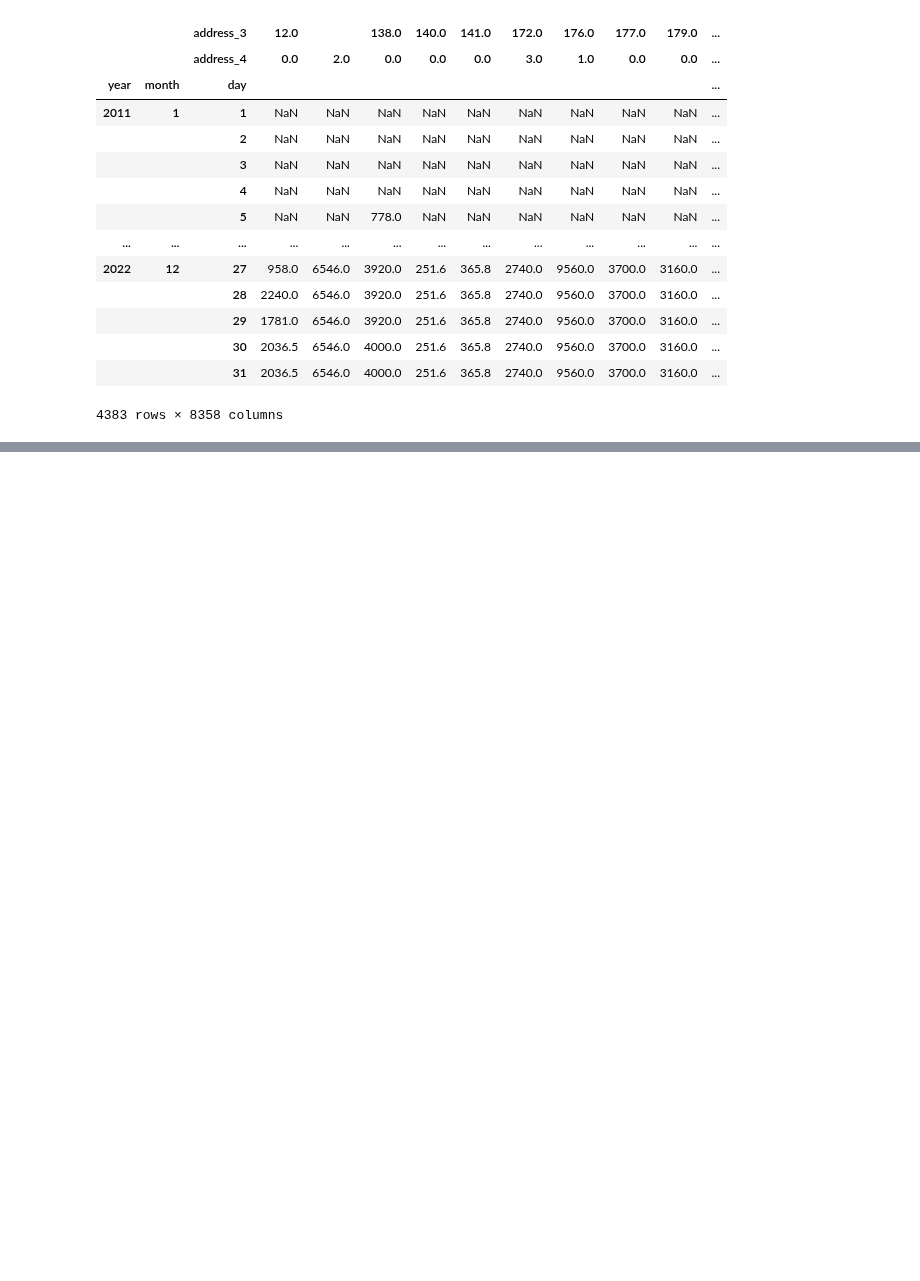
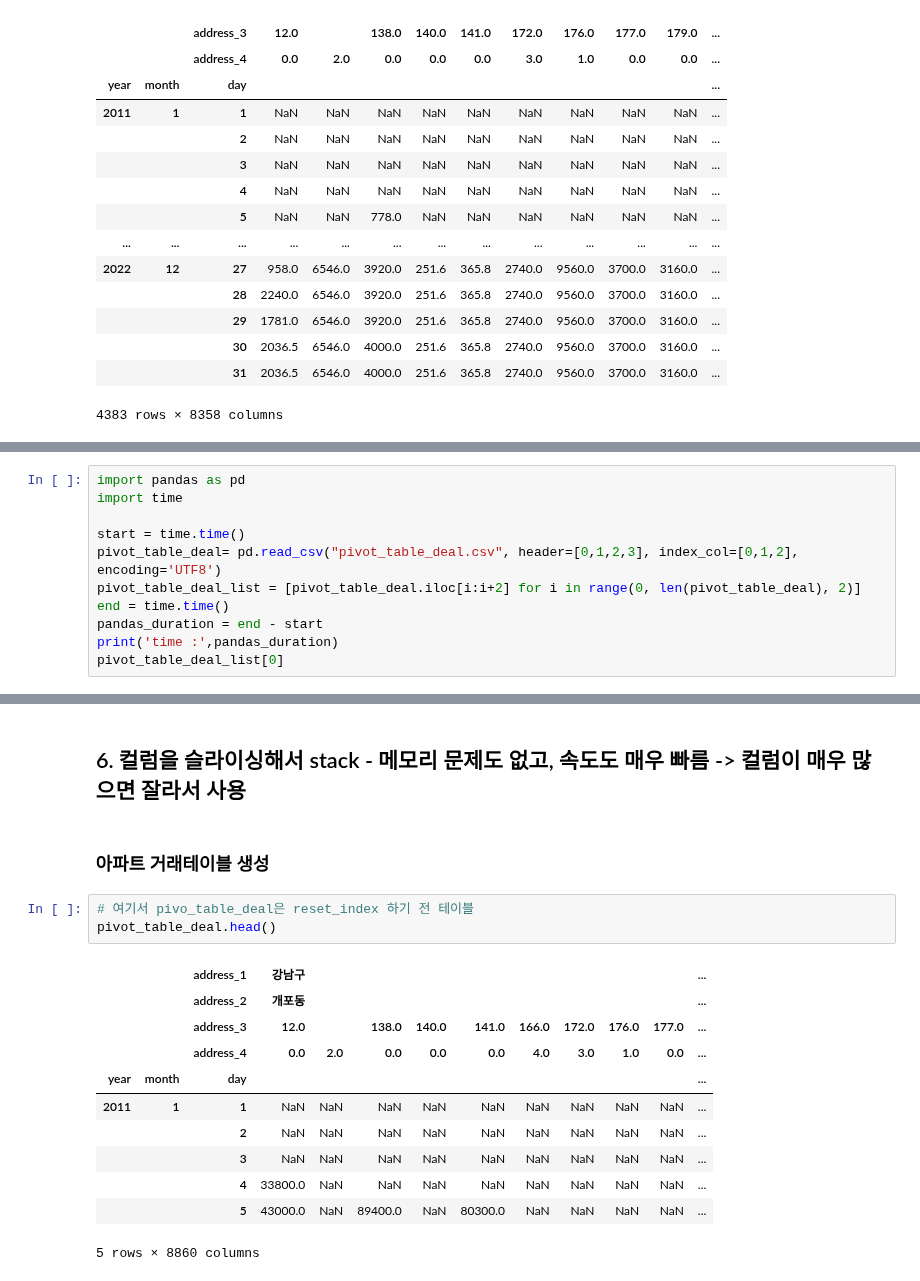
Before and after one commit to Ryong1998/house_price, a Jupyter notebook: handling_final_data.ipynb, the cells around one changed output, grey strips where cells are left out. Cells and saved outputs as stored; diff of their text form; blank space fills up the shorter version.

```diff
--- a/handling_final_data.ipynb
+++ b/handling_final_data.ipynb
@@ -553,0 +529,11 @@ pivot_table_year_rent.to_csv('pivot_table_year_rent.csv',index=False)
+# %%
+import pandas as pd
+import time
+
+start = time.time()
+pivot_table_deal= pd.read_csv("pivot_table_deal.csv", header=[0,1,2,3], index_col=[0,1,2], encoding='UTF8')
+pivot_table_deal_list = [pivot_table_deal.iloc[i:i+2] for i in range(0, len(pivot_table_deal), 2)]
+end = time.time()
+pandas_duration = end - start
+print('time :',pandas_duration)
+pivot_table_deal_list[0]
@@ -553,0 +644,19 @@ pivot_table_year_rent.to_csv('pivot_table_year_rent.csv',index=False)
+# %% [markdown]
+## 6. 컬럼을 슬라이싱해서 stack - 메모리 문제도 없고, 속도도 매우 빠름 -> 컬럼이 매우 많으면 잘라서 사용
+# %% [markdown]
+### 아파트 거래테이블 생성
+# %%
+# 여기서 pivo_table_deal은 reset_index 하기 전 테이블
+pivot_table_deal.head()
+# %% [output]
+|  |  | address_1 | 강남구 |  |  |  |  |  |  |  |  | ... |
+|  |  | address_2 | 개포동 |  |  |  |  |  |  |  |  | ... |
+|  |  | address_3 | 12.0 |  | 138.0 | 140.0 | 141.0 | 166.0 | 172.0 | 176.0 | 177.0 | ... |
+|  |  | address_4 | 0.0 | 2.0 | 0.0 | 0.0 | 0.0 | 4.0 | 3.0 | 1.0 | 0.0 | ... |
+| year | month | day |  |  |  |  |  |  |  |  |  | ... |
+| 2011 | 1 | 1 | NaN | NaN | NaN | NaN | NaN | NaN | NaN | NaN | NaN | ... |
+|  |  | 2 | NaN | NaN | NaN | NaN | NaN | NaN | NaN | NaN | NaN | ... |
+|  |  | 3 | NaN | NaN | NaN | NaN | NaN | NaN | NaN | NaN | NaN | ... |
+|  |  | 4 | 33800.0 | NaN | NaN | NaN | NaN | NaN | NaN | NaN | NaN | ... |
+|  |  | 5 | 43000.0 | NaN | 89400.0 | NaN | 80300.0 | NaN | NaN | NaN | NaN | ... |
+5 rows × 8860 columns
```
Also changed, not shown: parts of 57 cells of this notebook, 1 other file.
